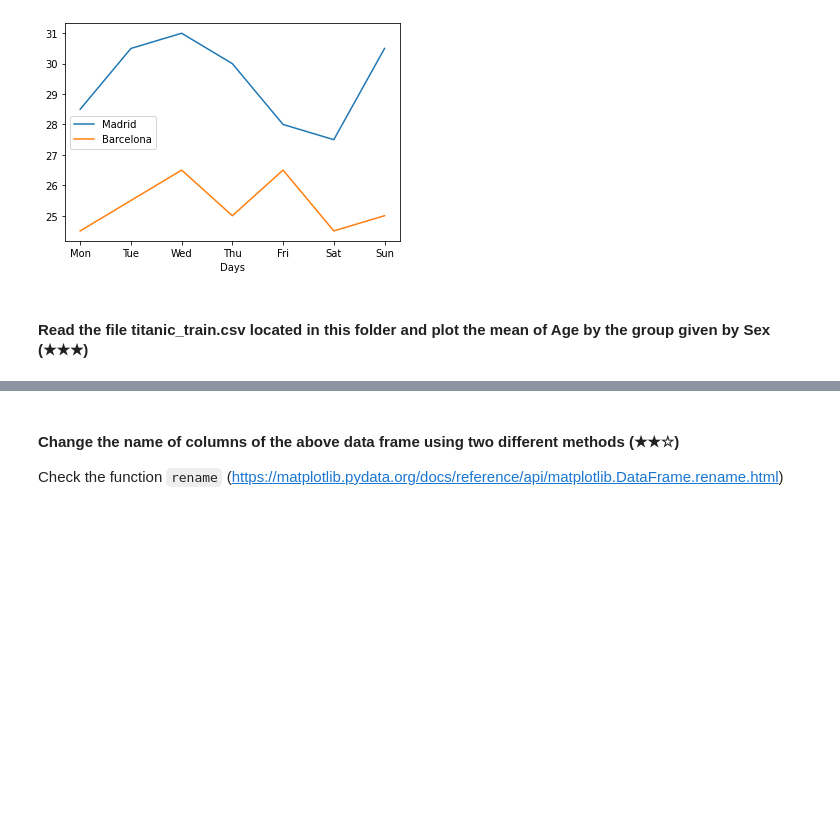
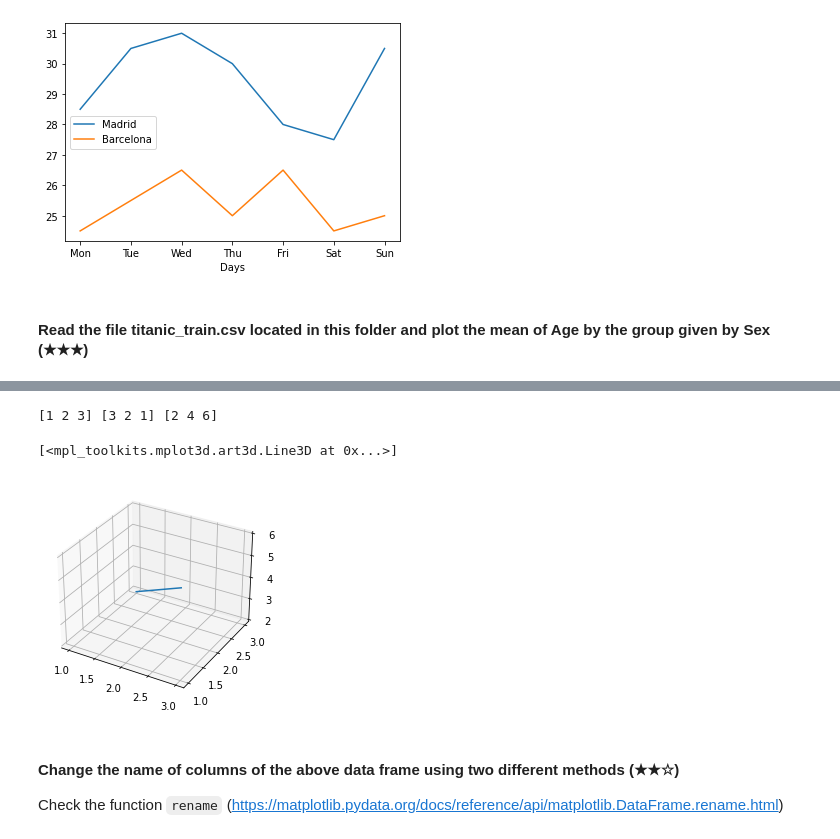
Before and after one commit to spannozzo/machine-learning-prework, a Jupyter notebook: 04-matplotlib/04.1-Intro-to-Matplotlib.ipynb, the cells around one changed output, grey strips where cells are left out. Saved outputs shown, nothing was run; the diff lists cells and outputs as text; code cells hidden in the pictures; blank space fills up the shorter version.

```diff
--- a/04-matplotlib/04.1-Intro-to-Matplotlib.ipynb
+++ b/04-matplotlib/04.1-Intro-to-Matplotlib.ipynb
@@ -399,15 +408,26 @@ Three-Dimensional visualizations represent visualizations in all angles with jus
 # %%
 # We enable three-dimensional plots by importing the mplot3d toolkit
 from mpl_toolkits import mplot3d
 
 # Once this submodule is imported, we can create a three-dimensional axes by passing the keyword projection='3d' to any of the normal axes creation routines
 
 %matplotlib inline
 import numpy as np
 import matplotlib.pyplot as plt
 
 fig = plt.figure()
 ax = plt.axes(projection='3d')
+
+x= np.arange(1,4)
+y = np.array(x[::-1])
+z= np.array(x*2)
+print(x,y,z)
+
+ax.plot(x,y,z)
+# %% [output]
+[1 2 3] [3 2 1] [2 4 6]
+[<mpl_toolkits.mplot3d.art3d.Line3D at 0x...>]
+[figure, added]
 # %% [markdown]
 #### Change the name of columns of the above data frame using two different methods (★★☆)
 Check the function `rename` (https://matplotlib.pydata.org/docs/reference/api/matplotlib.DataFrame.rename.html)
```
Also changed, not shown: parts of 2 cells of this notebook.
